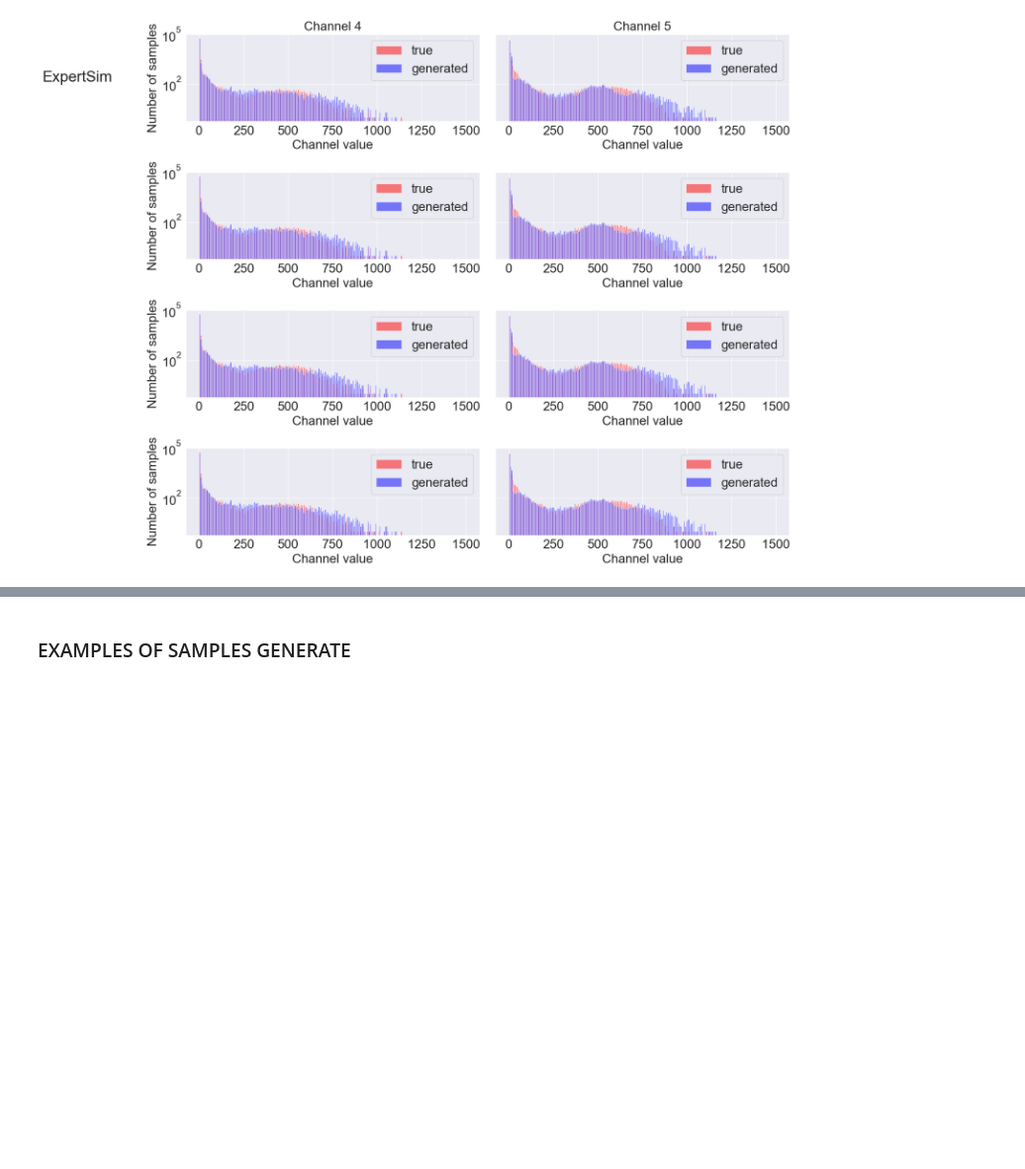
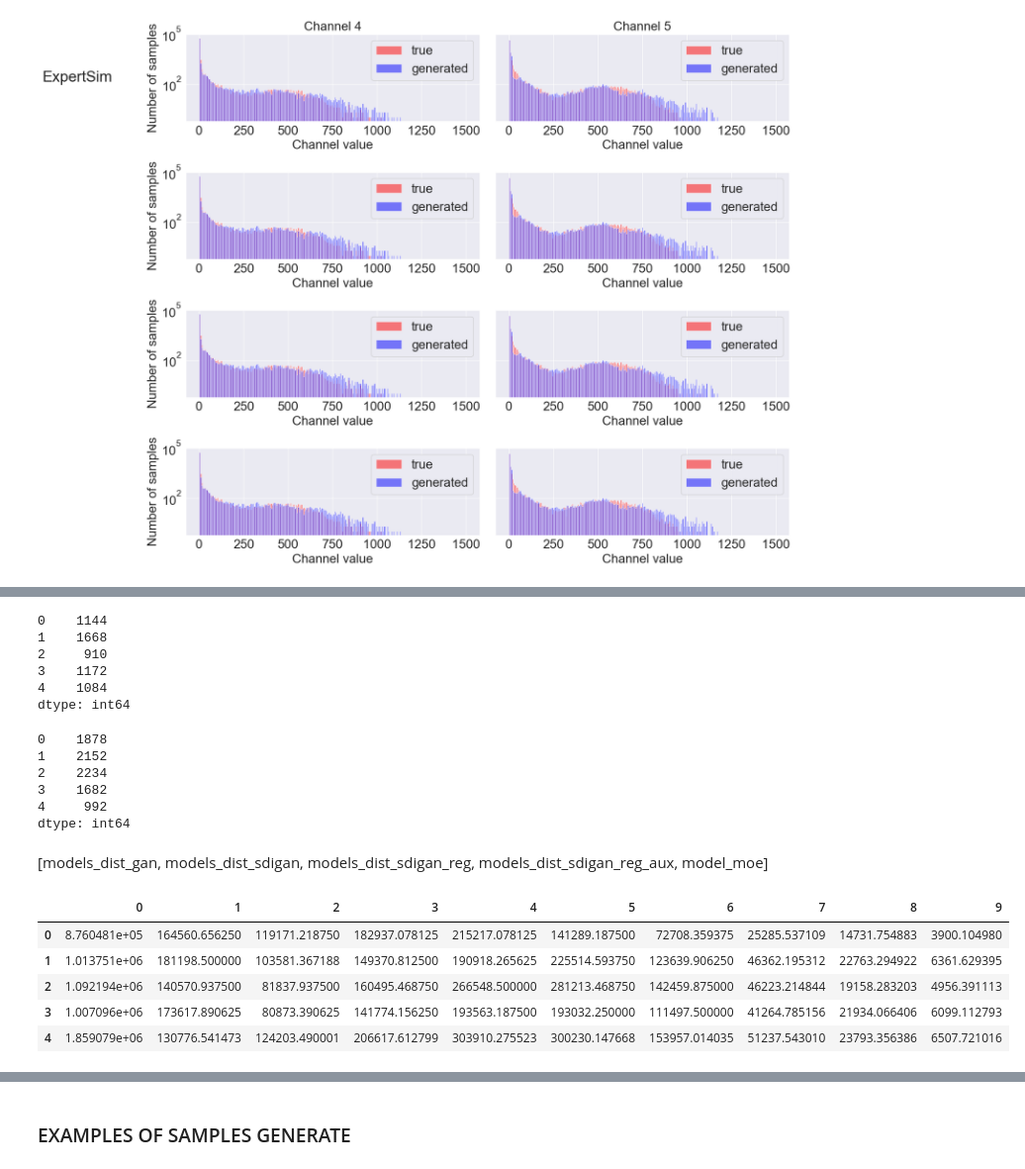
Before and after one commit to patrick-bedkowski/Generative-DNN-for-Physics-Simulations-CERN, a Jupyter notebook: dynamic_neural_networks/pytorch/dynamic_router/analyze_pretrained_experts.ipynb, the cells around one changed output, grey strips where cells are left out. Shown at 99% size. Drawn from its saved outputs; the diff is of its cells as text; code cells hidden in the pictures; blank space fills up the shorter version.

```diff
--- a/dynamic_neural_networks/pytorch/dynamic_router/analyze_pretrained_experts.ipynb
+++ b/dynamic_neural_networks/pytorch/dynamic_router/analyze_pretrained_experts.ipynb
@@ -553,6 +658,7 @@ fig, axis = plt.subplots(4, 2, figsize=(16, 14), sharex=False, sharey=True)
 axis[0, 0].set_title('Channel 4', fontsize=20)
 axis[0, 1].set_title('Channel 5', fontsize=20)
 
+model_moe = ch_gen_all
 bins = np.linspace(0, 1500, 250)
 
 for i, model_data in enumerate([model_moe,model_moe,model_moe,model_moe]):
@@ -575,7 +681,7 @@ for ax, row in zip(axis[:,0], row_titles):
     fig.text(0.02, ax.get_position().y0 + ax.get_position().height/2, row,
              va='center', ha='right', rotation='horizontal', fontsize=24)
 
-fig.savefig(r"C:\Users\PB\Documents\GithubRepos\Generative-DNN-for-Physics-Simulations-CERN\dynamic_neural_networks\pytorch\dynamic_router\plots_aamas\1\histograms_4_5_channels_moe_aamas.png")
+# fig.savefig(r"C:\Users\PB\Documents\GithubRepos\Generative-DNN-for-Physics-Simulations-CERN\dynamic_neural_networks\pytorch\dynamic_router\plots_aamas\1\histograms_4_5_channels_moe_aamas.png")
 plt.show()
 # %% [output]
 [figure]
@@ -624,0 +744,24 @@ plt.show()
+# %%
+data_to_diff = [models_dist_gan, models_dist_sdigan, models_dist_sdigan_reg, models_dist_sdigan_reg_aux, ch_gen_all_runs[2,:,:]]
+# %%
+differences_channel_4 = []
+differences_channel_5 = []
+for data_id, data in enumerate(data_to_diff):
+    for channel_id in range(0, 5):
+
+        # Define the bins (10 equally spaced bins)
+        bin_edges = np.linspace(min(ch_org[:,channel_id].min(), data[:,channel_id].min()),
+                                max(ch_org[:,channel_id].max(), data[:,channel_id].max()), 9)
+
+        # Compute histograms
+        true_hist, _ = np.histogram(ch_org[:,channel_id], bins=bin_edges)
+        generated_hist, _ = np.histogram(data[:,channel_id], bins=bin_edges)
+
+        # Calculate the bin-wise differences and sum them
+        hist_difference = true_hist - generated_hist
+        summed_difference_per_bin = hist_difference  # Absolute differences
+
+        if channel_id == 3:
+            differences_channel_4.append(summed_difference_per_bin)
+        elif channel_id == 4:
+            differences_channel_5.append(summed_difference_per_bin)
@@ -624,0 +771,10 @@ plt.show()
+# %%
+print(pd.DataFrame(np.abs(differences_channel_4)).sum(axis=1))
+pd.DataFrame(differences_channel_4).to_csv("aamas_rebuttal_differences_channel_4_9.csv")
+# %% [output]
+0    1144
+1    1668
+2     910
+3    1172
+4    1084
+dtype: int64
@@ -624,0 +783,33 @@ plt.show()
+# %%
+print(pd.DataFrame(np.abs(differences_channel_5)).sum(axis=1))
+pd.DataFrame(differences_channel_5).to_csv("aamas_rebuttal_differences_channel_5_9.csv")
+# %% [output]
+0    1878
+1    2152
+2    2234
+3    1682
+4     992
+dtype: int64
+# %% [markdown]
+[models_dist_gan, models_dist_sdigan, models_dist_sdigan_reg, models_dist_sdigan_reg_aux, model_moe]
+# %%
+
+channel_4 = []
+channel_5 = []
+# Print or analyze the residuals
+for dist_id in range(len(data_to_diff)):
+    print(f"Distribution {dist_id + 1} residuals per channel:")
+    for channel_id in range(5):
+        if channel_id == 3:
+            channel_4.append(bin_residuals[dist_id][channel_id])
+        elif channel_id == 4:
+            channel_5.append(bin_residuals[dist_id][channel_id])
+# %%
+pd.DataFrame(channel_4)
+# %% [output]
+|  | 0 | 1 | 2 | 3 | 4 | 5 | 6 | 7 | 8 | 9 |
+| 0 | 8.760481e+05 | 164560.656250 | 119171.218750 | 182937.078125 | 215217.078125 | 141289.187500 | 72708.359375 | 25285.537109 | 14731.754883 | 3900.104980 |
+| 1 | 1.013751e+06 | 181198.500000 | 103581.367188 | 149370.812500 | 190918.265625 | 225514.593750 | 123639.906250 | 46362.195312 | 22763.294922 | 6361.629395 |
+| 2 | 1.092194e+06 | 140570.937500 | 81837.937500 | 160495.468750 | 266548.500000 | 281213.468750 | 142459.875000 | 46223.214844 | 19158.283203 | 4956.391113 |
+| 3 | 1.007096e+06 | 173617.890625 | 80873.390625 | 141774.156250 | 193563.187500 | 193032.250000 | 111497.500000 | 41264.785156 | 21934.066406 | 6099.112793 |
+| 4 | 1.859079e+06 | 130776.541473 | 124203.490001 | 206617.612799 | 303910.275523 | 300230.147668 | 153957.014035 | 51237.543010 | 23793.356386 | 6507.721016 |
```
Also changed, not shown: parts of 79 cells of this notebook, 6 other files.
